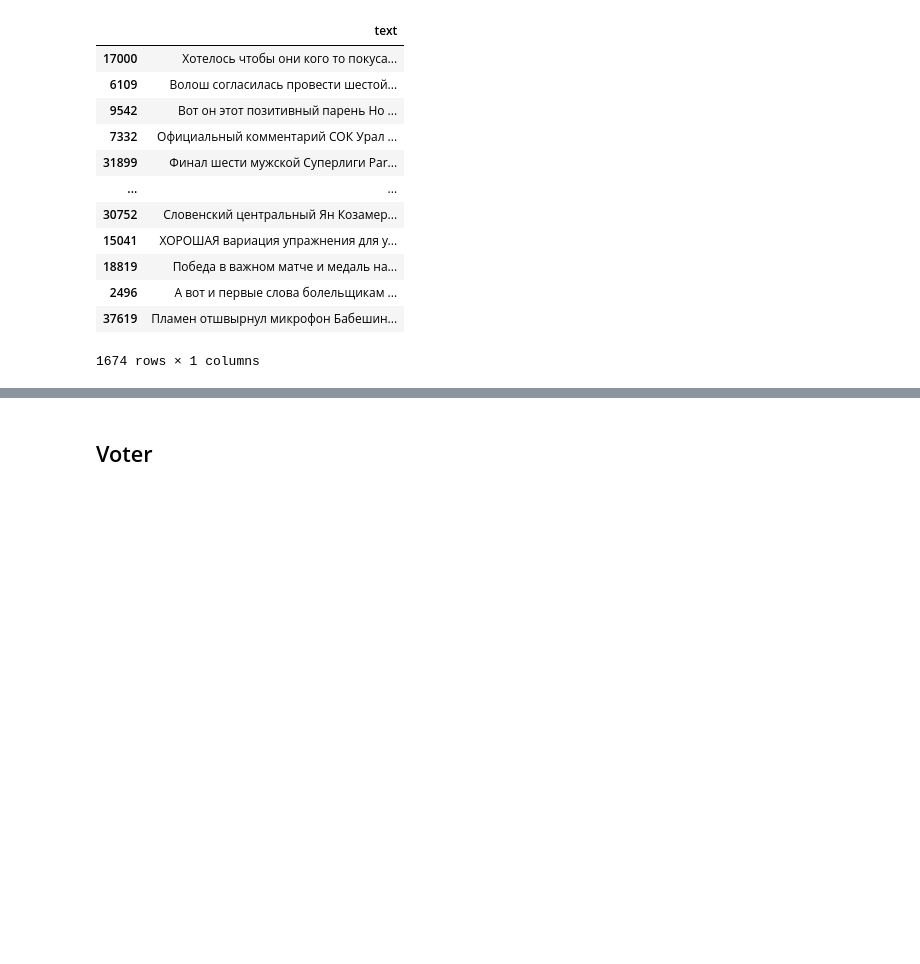
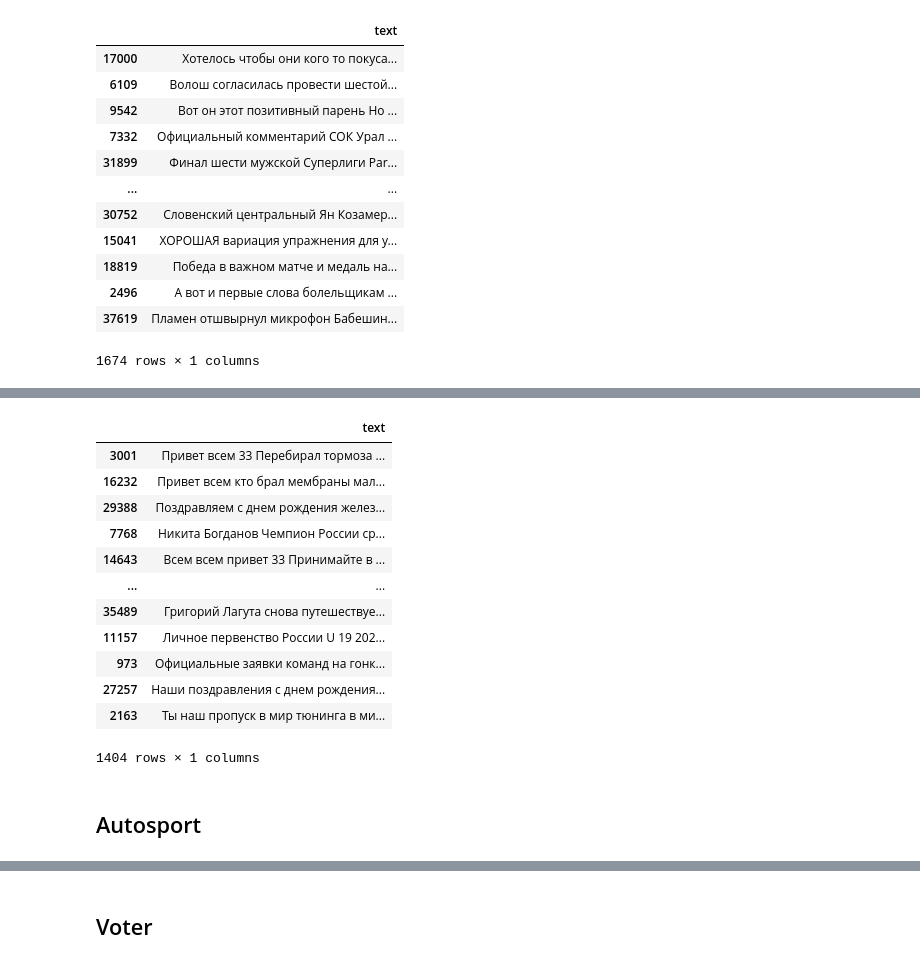
Before and after one commit to vladislavkruglikov/classifier, a Jupyter notebook: notebooks/baseline.ipynb, the cells around one changed output, grey strips where cells are left out. Cells and saved outputs as stored; diff of their text form; code cells hidden in the pictures; blank space fills up the shorter version.

```diff
--- a/notebooks/baseline.ipynb
+++ b/notebooks/baseline.ipynb
@@ -381,0 +426,16 @@ esport_evaluator.compute_false_negative(train)[["text"]]
+# %%
+motosport_items = [
+        'motogp','мотоцикл', 'мотогонки', 'yamaha', 'гонки',
+     'мото', 'moto3',  'мотоциклов', 'мотокроссу',
+     'mxgp',
+       'маркес', 'ama',
+       'мотоцикла',  'байк'
+       'гожув', 'сл2022', 'цтвс', 'vr46', 'mx2',
+       'квадроцикл',  'бастианини',
+       'зарко', 'маркеса', 'куартараро',
+         'франческо', 'дакар'
+]
+# %%
+motosport_evaluator = build_evaluator("motosport", motosport_items)
+
+motosport_evaluator.compute_metrics(validation)
@@ -381,0 +456,18 @@ esport_evaluator.compute_false_negative(train)[["text"]]
+# %%
+motosport_evaluator.compute_false_negative(train)[["text"]]
+# %% [output]
+|  | text |
+| 3001 | Привет всем 33 Перебирал тормоза ... |
+| 16232 | Привет всем кто брал мембраны мал... |
+| 29388 | Поздравляем с днем рождения желез... |
+| 7768 | Никита Богданов Чемпион России ср... |
+| 14643 | Всем всем привет 33 Принимайте в ... |
+| ... | ... |
+| 35489 | Григорий Лагута снова путешествуе... |
+| 11157 | Личное первенство России U 19 202... |
+| 973 | Официальные заявки команд на гонк... |
+| 27257 | Наши поздравления с днем рождения... |
+| 2163 | Ты наш пропуск в мир тюнинга в ми... |
+1404 rows × 1 columns
+# %% [markdown]
+## Autosport
```
Also changed, not shown: parts of 43 cells of this notebook.
